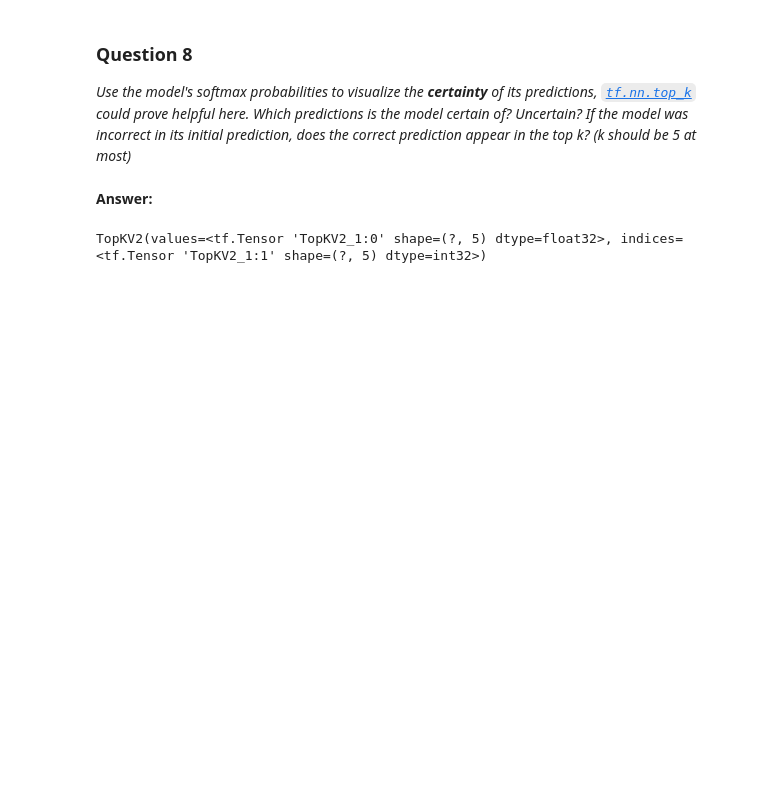
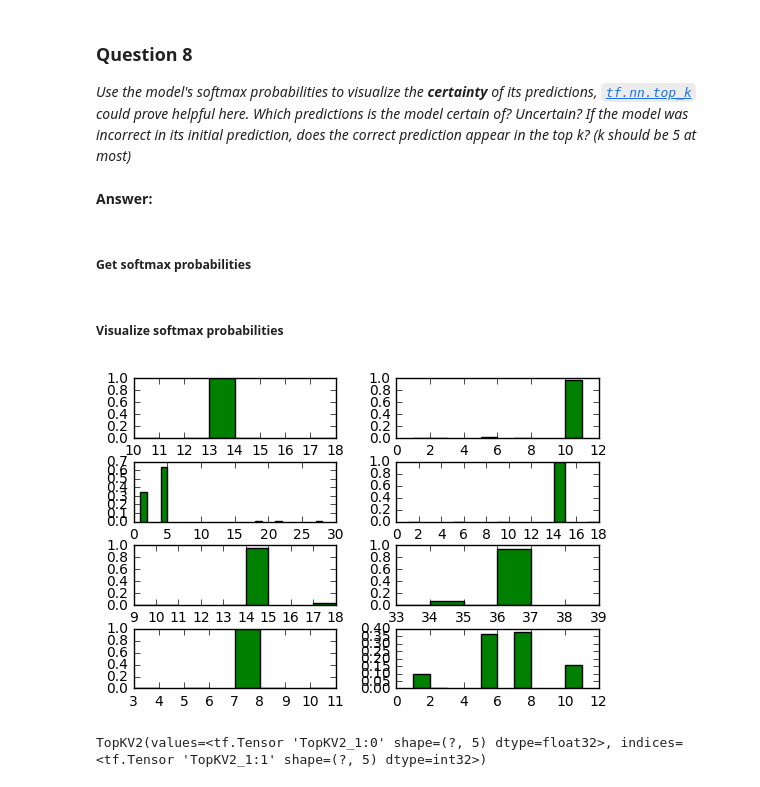
Before and after one commit to prakharsharma/traffic-signs, a Jupyter notebook: Traffic_Signs_Recognition.ipynb, the cells around one changed output. Saved outputs shown, nothing was run; the diff lists cells and outputs as text; code cells hidden in the pictures; blank space fills up the shorter version.

Commit message:
add softmax visualization

```diff
--- a/Traffic_Signs_Recognition.ipynb
+++ b/Traffic_Signs_Recognition.ipynb
@@ -1613,6 +1663,27 @@ No, model performs better on images in the dataset.
 *Use the model's softmax probabilities to visualize the **certainty** of its predictions, [`tf.nn.top_k`](https://www.tensorflow.org/versions/r0.11/api_docs/python/nn.html#top_k) could prove helpful here. Which predictions is the model certain of? Uncertain? If the model was incorrect in its initial prediction, does the correct prediction appear in the top k? (k should be 5 at most)*
 # %% [markdown]
 **Answer:**
+# %% [markdown]
+##### Get softmax probabilities
+# %%
+softmax_probabilities_for_known_imgs = session.run(y_pred, feed_dict={x: np.asarray(known_images), keep_prob: 1.0})
+# %% [markdown]
+##### Visualize softmax probabilities
+# %%
+fig, axes = plt.subplots(4, 2)
+fig.subplots_adjust(hspace=.4, wspace=.3)
+
+for i, ax in enumerate(axes.flat):
+    # find indices of the top 5 predictions
+    ind = np.argpartition(softmax_probabilities_for_known_imgs[i], -5)[-5:]
+    # plot softmax probabilities
+    ax.bar(ind, [softmax_probabilities_for_known_imgs[i][x] for x in ind], 1., color='g')
+
+# Ensure the plot is shown correctly with multiple plots
+# in a single Notebook cell.
+plt.show()
+# %% [output]
+[figure, added]
 # %%
 # images_with_incorrect_predictions = [test_imgs[x] for x in ]
 # certainty = tf.nn.top_k(layer_fc2, k=5)
```
Also changed, not shown: parts of 40 cells of this notebook.
